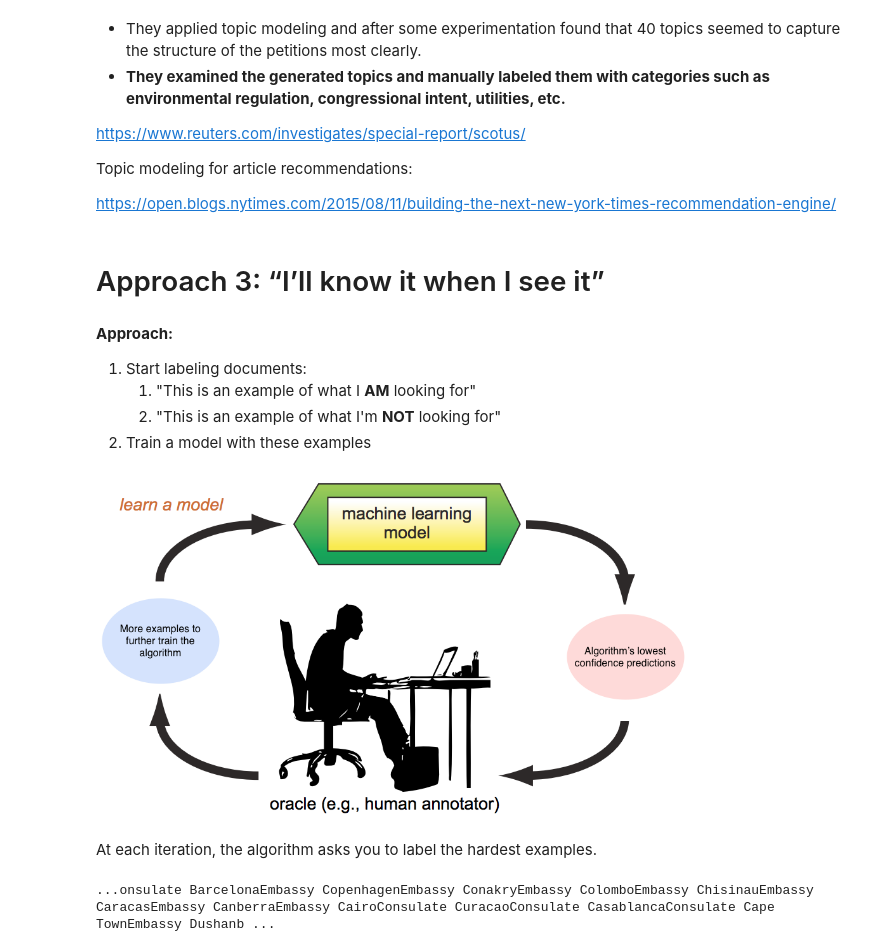
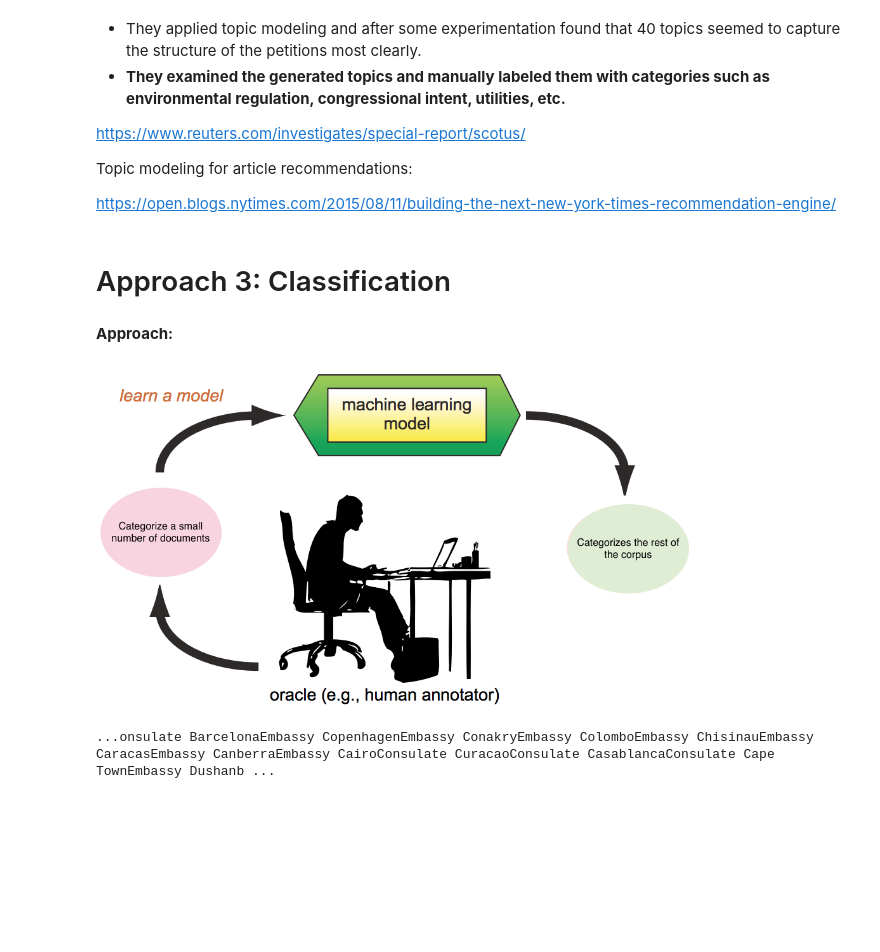
Before and after one commit to alex2awesome/investigative-reporting-lecture, a Jupyter notebook: 2017-12-01__demo.ipynb, the cells around one changed output. Saved outputs shown, nothing was run; the diff lists cells and outputs as text; code cells hidden in the pictures; blank space fills up the shorter version.

```diff
--- a/2017-12-01__demo.ipynb
+++ b/2017-12-01__demo.ipynb
@@ -579,19 +588,13 @@ https://www.reuters.com/investigates/special-report/scotus/
 Topic modeling for article recommendations:
 
 https://open.blogs.nytimes.com/2015/08/11/building-the-next-new-york-times-recommendation-engine/
-# %% [markdown]
-# Approach 3: “I’ll know it when I see it”
-# %% [markdown]
-__Approach:__
-1. Start labeling documents:
-    1. "This is an example of what I __AM__ looking for"
-    2. "This is an example of what I'm __NOT__ looking for"
-2. Train a model with these examples
+# %% [markdown]
+# Approach 3: Classification
+# %% [markdown]
+__Approach:__
 # %%
-Image("img/active_learning_example.png", width=600)
+Image("img/classification_example.png", width=600)
 # %% [output]
-[figure, old version]
+[figure, new version]
-# %% [markdown]
-At each iteration, the algorithm asks you to label the hardest examples.
 # %%
 df, pipe = setup_active_learning(records_slim); aucs = [];
```
Also changed, not shown: parts of 32 cells of this notebook.
